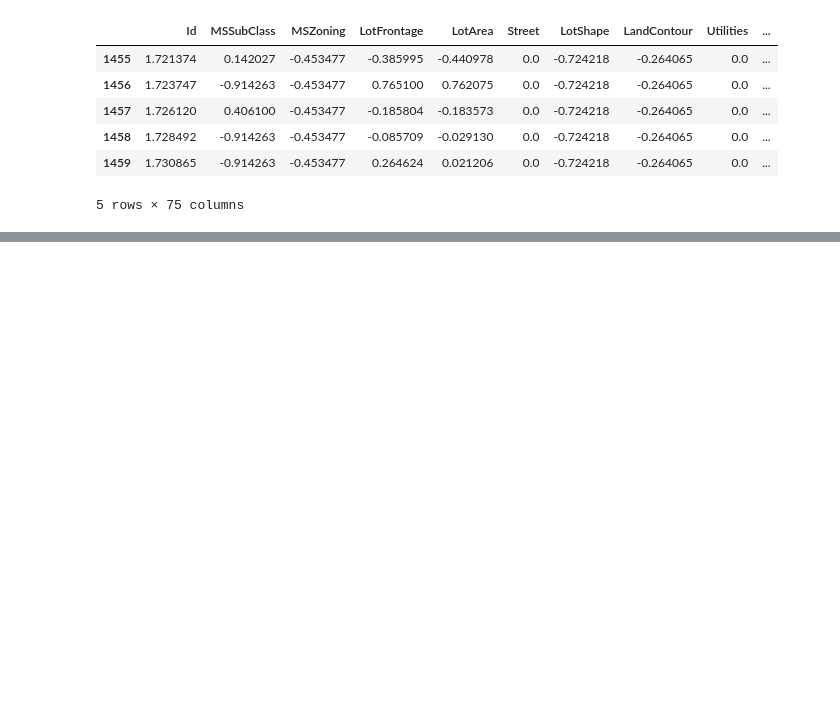
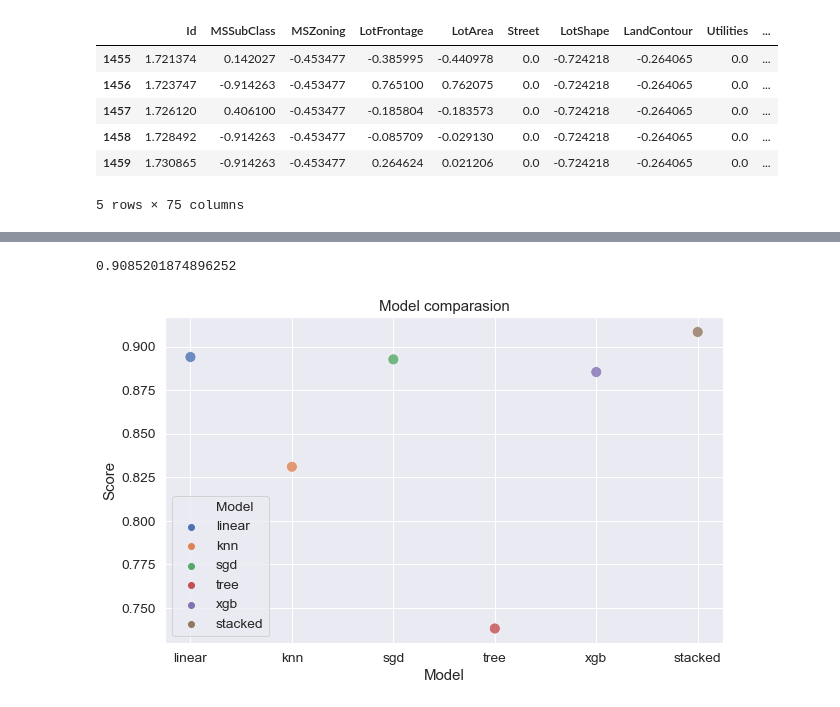
Before and after one commit to LaloVene/Kaggle-House-Prices, a Jupyter notebook: house_prices.ipynb, the cells around one changed output, grey strips where cells are left out. Cells and saved outputs as stored; diff of their text form; code cells hidden in the pictures; blank space fills up the shorter version.

Commit message:
Notebook finalized :smiley:

```diff
--- a/house_prices.ipynb
+++ b/house_prices.ipynb
@@ -315,0 +397,39 @@ scores.mean()
+# %%
+# make a prediction with a stacking ensemble
+from sklearn.svm import SVR
+from sklearn.ensemble import StackingRegressor
+
+# define the base models
+level0 = list()
+level0.append(('knn', KNeighborsRegressor()))
+level0.append(('tree', DecisionTreeRegressor()))
+level0.append(('svm', SVR()))
+level0.append(('xgb', xgb.XGBRegressor()))
+level0.append(('sgd', SGDRegressor()))
+
+# define meta learner model
+level1 = LinearRegression()
+
+# define the stacking ensemble
+model = StackingRegressor(estimators=level0, final_estimator=level1, cv=5)
+
+# fit the model on all available data
+model.fit(X_test, y_test)
+# make a prediction for one example
+score = cross_val_score(model, features, target, cv=5)
+print(score.mean())
+
+scores.append(score.mean())
+# %% [output]
+0.9085201874896252
+# %%
+df_ = pd.DataFrame()
+df_["Model"] = ["linear","knn","sgd","tree", "xgb", "stacked"]
+df_["Score"] = scores
+
+fig, ax = plt.subplots(figsize=(10, 6))
+sns.scatterplot(x = df_.Model, y =  df_.Score, alpha = 0.8, hue = df_.Model, s = 120)
+plt.title("Model comparasion")
+plt.show()
+# %% [output]
+[figure, added]
```
Also changed, not shown: parts of 59 cells of this notebook, 1 other file.
